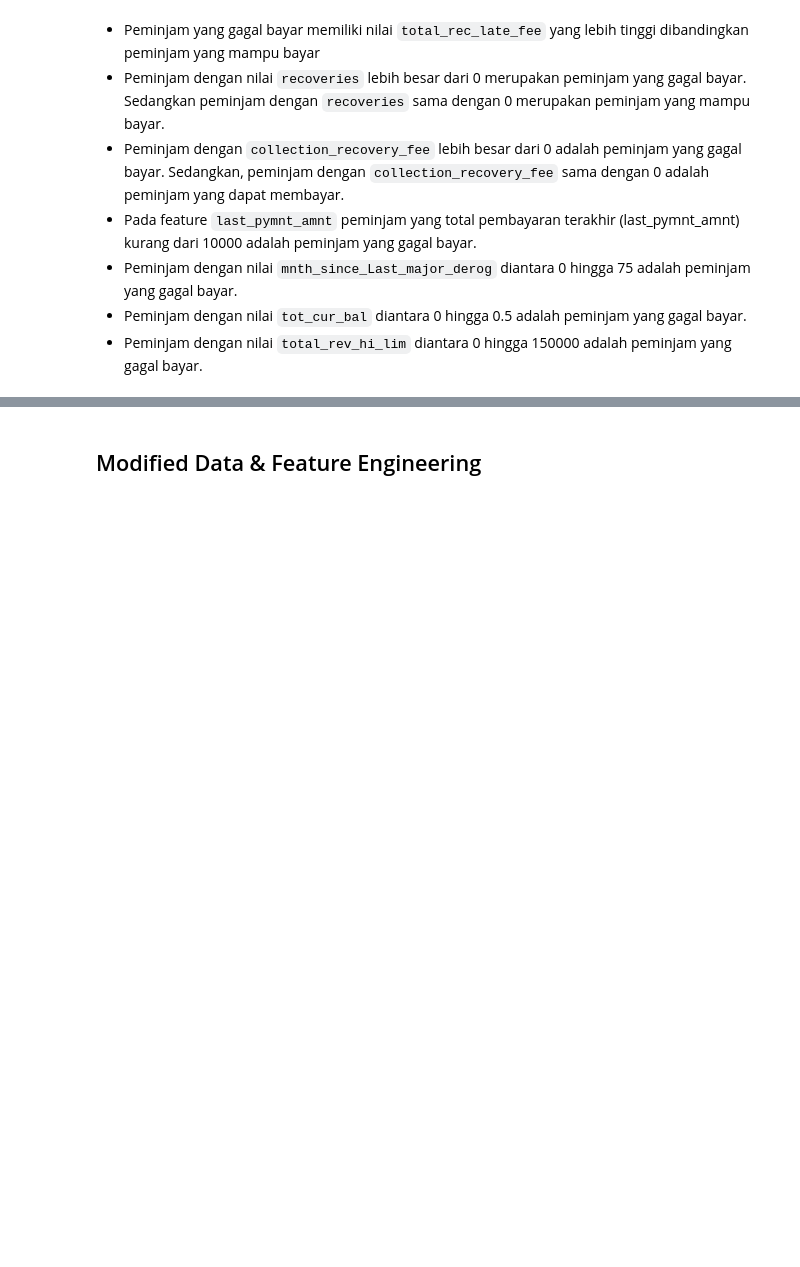
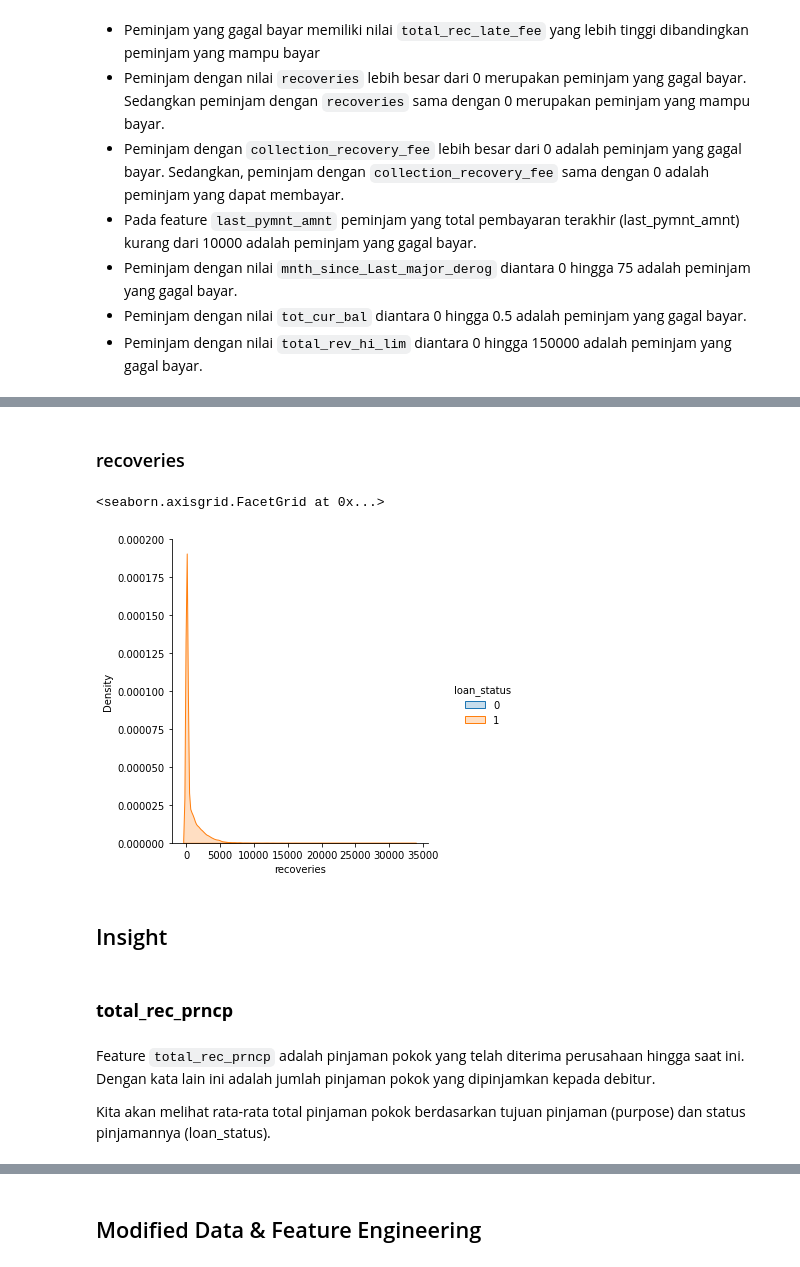
Before and after one commit to bayubagusbagaswara/CreditRiskPrediction, a Jupyter notebook: CreditRiskPrediction.ipynb, the cells around one changed output, grey strips where cells are left out. Saved outputs shown, nothing was run; the diff lists cells and outputs as text; code cells hidden in the pictures; blank space fills up the shorter version.

Commit message:
insight

```diff
--- a/CreditRiskPrediction.ipynb
+++ b/CreditRiskPrediction.ipynb
@@ -750,0 +765,17 @@ for i in range(0, len(temp)):
+# %% [markdown]
+### recoveries
+# %%
+# loan status berdasarkan recoveries
+# bad status memiliki recoveries yang sangat tinggi
+sns.displot(data, x="recoveries", hue="loan_status", kind="kde", fill=True)
+# %% [output]
+<seaborn.axisgrid.FacetGrid at 0x...>
+[figure, added]
+# %% [markdown]
+## Insight
+# %% [markdown]
+### **total_rec_prncp**
+# %% [markdown]
+Feature `total_rec_prncp` adalah pinjaman pokok yang telah diterima perusahaan hingga saat ini. Dengan kata lain ini adalah jumlah pinjaman pokok yang dipinjamkan kepada debitur.
+
+Kita akan melihat rata-rata total pinjaman pokok berdasarkan tujuan pinjaman (purpose) dan status pinjamannya (loan_status).
```
Also changed, not shown: parts of 41 cells of this notebook.
